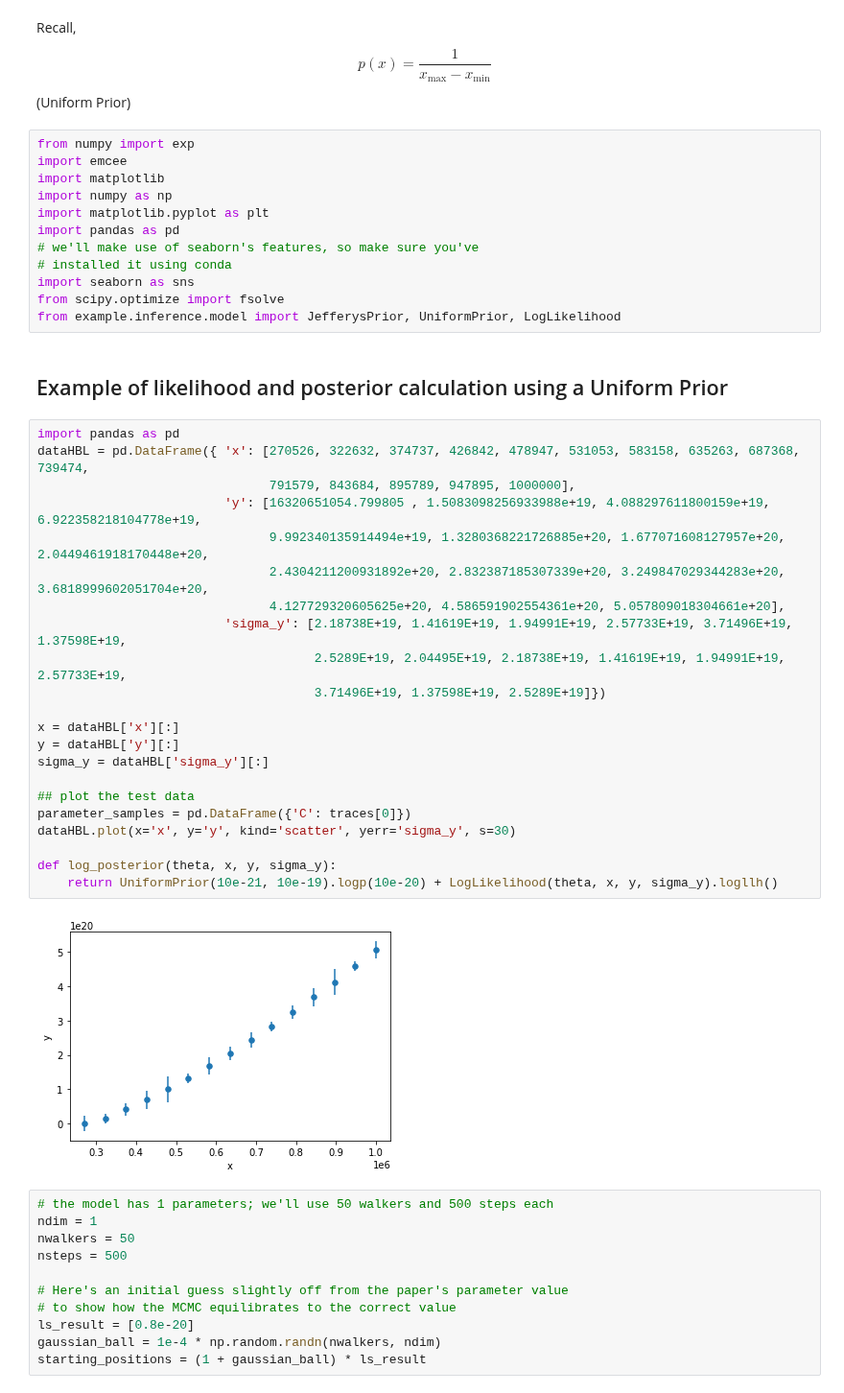
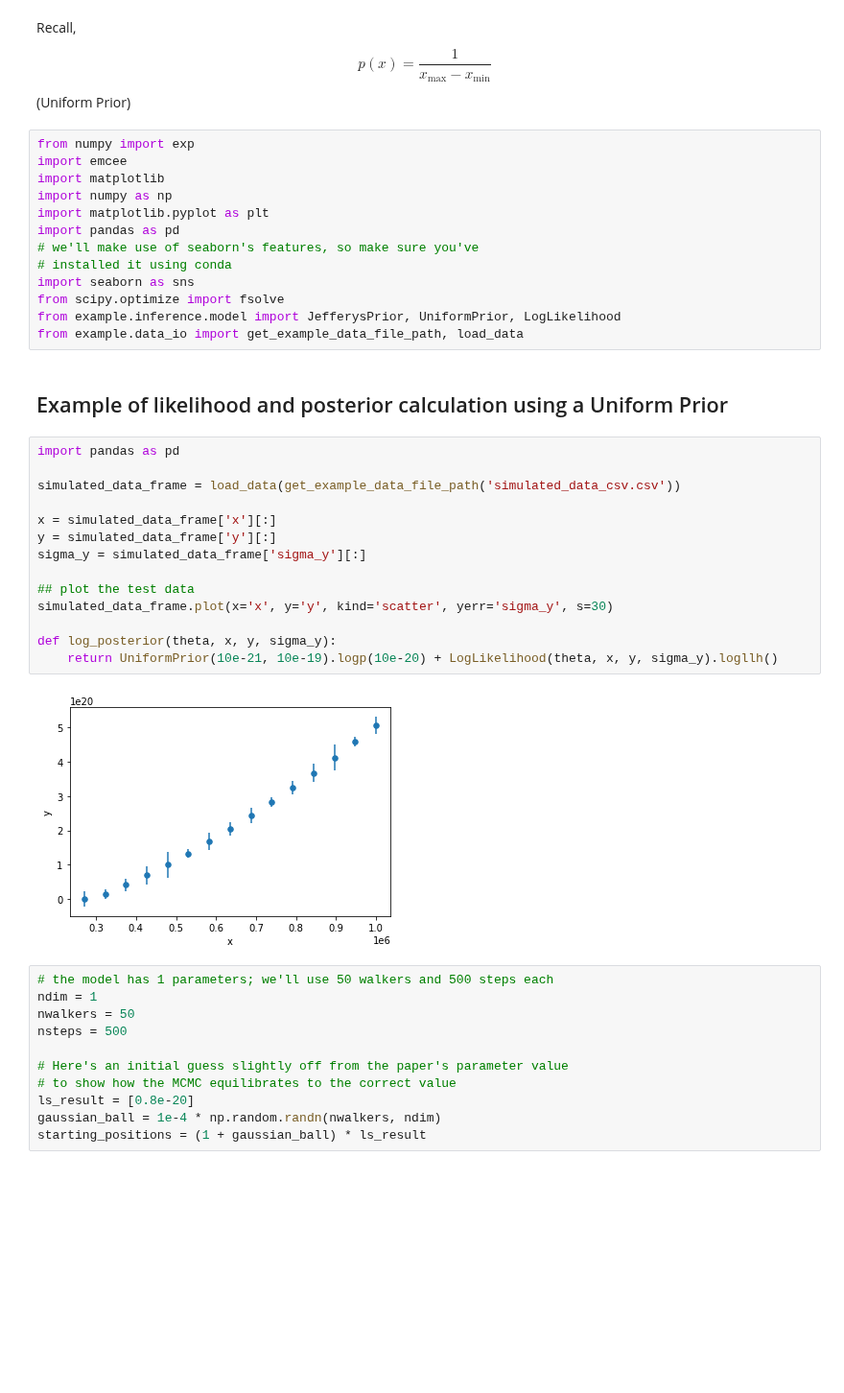
Before and after one commit to phys201/qd_laser_dynamics, a Jupyter notebook: tutorial.ipynb, the cells around one changed output. Shown at 96% size. Drawn from its saved outputs; the diff is of its cells as text; blank space fills up the shorter version.

```diff
--- a/tutorial.ipynb
+++ b/tutorial.ipynb
@@ -67,32 +67,25 @@ import pandas as pd
 import seaborn as sns
 from scipy.optimize import fsolve
 from example.inference.model import JefferysPrior, UniformPrior, LogLikelihood
+from example.data_io import get_example_data_file_path, load_data
 # %% [markdown]
 ## Example of likelihood and posterior calculation using a Uniform Prior
-# %%
-import pandas as pd
-dataHBL = pd.DataFrame({ 'x': [270526, 322632, 374737, 426842, 478947, 531053, 583158, 635263, 687368, 739474,
-                               791579, 843684, 895789, 947895, 1000000],
-                         'y': [16320651054.799805 , 1.5083098256933988e+19, 4.088297611800159e+19, 6.922358218104778e+19,
-                               9.992340135914494e+19, 1.3280368221726885e+20, 1.677071608127957e+20, 2.0449461918170448e+20,
-                               2.4304211200931892e+20, 2.832387185307339e+20, 3.249847029344283e+20, 3.6818999602051704e+20,
-                               4.127729320605625e+20, 4.586591902554361e+20, 5.057809018304661e+20],
-                         'sigma_y': [2.18738E+19, 1.41619E+19, 1.94991E+19, 2.57733E+19, 3.71496E+19, 1.37598E+19,
-                                     2.5289E+19, 2.04495E+19, 2.18738E+19, 1.41619E+19, 1.94991E+19, 2.57733E+19,
-                                     3.71496E+19, 1.37598E+19, 2.5289E+19]})
-
-x = dataHBL['x'][:]
-y = dataHBL['y'][:]
-sigma_y = dataHBL['sigma_y'][:]
-
-## plot the test data
-parameter_samples = pd.DataFrame({'C': traces[0]})
-dataHBL.plot(x='x', y='y', kind='scatter', yerr='sigma_y', s=30)
-
-def log_posterior(theta, x, y, sigma_y):
-    return UniformPrior(10e-21, 10e-19).logp(10e-20) + LogLikelihood(theta, x, y, sigma_y).logllh()
-# %% [output]
-[figure, removed]
+# %%
+import pandas as pd
+
+simulated_data_frame = load_data(get_example_data_file_path('simulated_data_csv.csv'))
+
+x = simulated_data_frame['x'][:]
+y = simulated_data_frame['y'][:]
+sigma_y = simulated_data_frame['sigma_y'][:]
+
+## plot the test data
+simulated_data_frame.plot(x='x', y='y', kind='scatter', yerr='sigma_y', s=30)
+
+def log_posterior(theta, x, y, sigma_y):
+    return UniformPrior(10e-21, 10e-19).logp(10e-20) + LogLikelihood(theta, x, y, sigma_y).logllh()
+# %% [output]
+[figure, added]
 # %%
 # the model has 1 parameters; we'll use 50 walkers and 500 steps each
 ndim = 1
```
Also changed, not shown: parts of 4 cells of this notebook, 2 other files.
